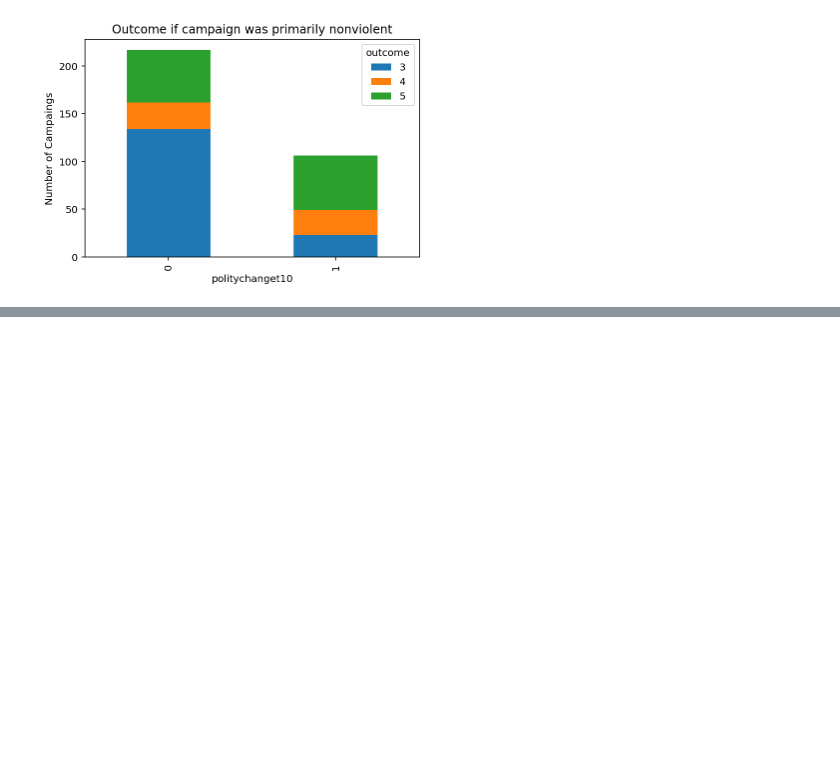
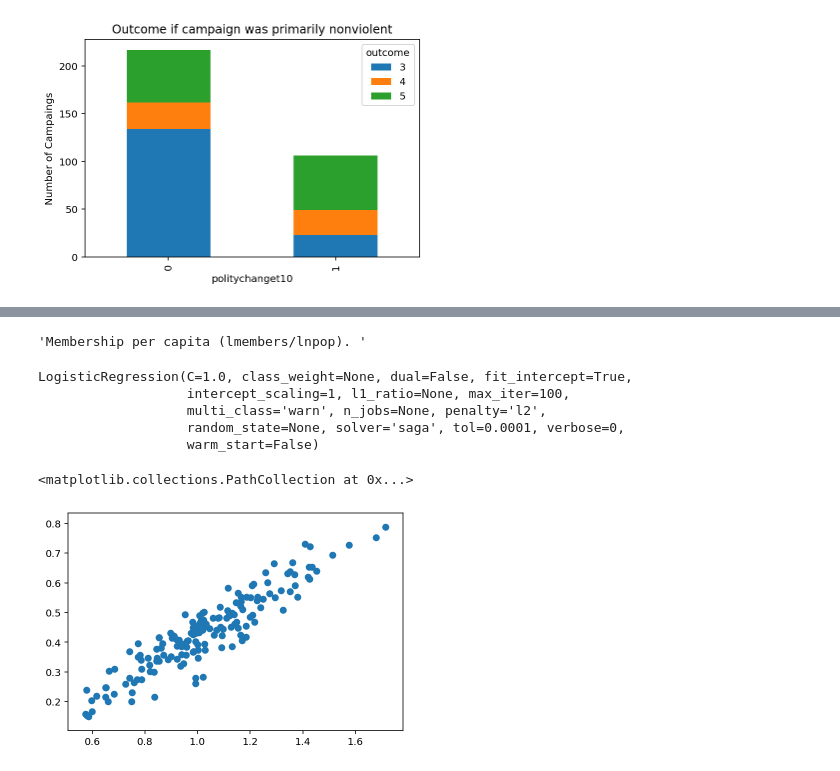
Before and after one commit to orlando-trejo/ginsberg-center-tutorials, a Jupyter notebook: ginsberg-tutorials-python/data_load_explore.ipynb, the cells around one changed output, grey strips where cells are left out. Drawn from its saved outputs; the diff is of its cells as text; code cells hidden in the pictures; blank space fills up the shorter version.

Commit message:
Add Figure 2.1 to tutorial using logistic regression

```diff
--- a/ginsberg-tutorials-python/data_load_explore.ipynb
+++ b/ginsberg-tutorials-python/data_load_explore.ipynb
@@ -387,0 +392,4 @@ plt.show()
+# %%
+dct_descriptors['mempc']
+# %% [output]
+'Membership per capita (lmembers/lnpop). '
@@ -387,0 +398,21 @@ plt.show()
+# %%
+sub_data = data[['mempc', 'lnpop', 'success']]
+sub_data = sub_data.dropna()
+X = sub_data[['mempc', 'lnpop']]
+y = sub_data.success
+# %%
+model = LogisticRegression(solver='saga')
+model.fit(X,y)
+# %% [output]
+LogisticRegression(C=1.0, class_weight=None, dual=False, fit_intercept=True,
+                   intercept_scaling=1, l1_ratio=None, max_iter=100,
+                   multi_class='warn', n_jobs=None, penalty='l2',
+                   random_state=None, solver='saga', tol=0.0001, verbose=0,
+                   warm_start=False)
+# %%
+prob_success = model.predict_proba(X)[:,1]
+# %%
+plt.scatter(X.mempc, prob_success)
+# %% [output]
+<matplotlib.collections.PathCollection at 0x...>
+[figure, added]
```
Also changed, not shown: parts of 3 cells of this notebook, 1 other file.
